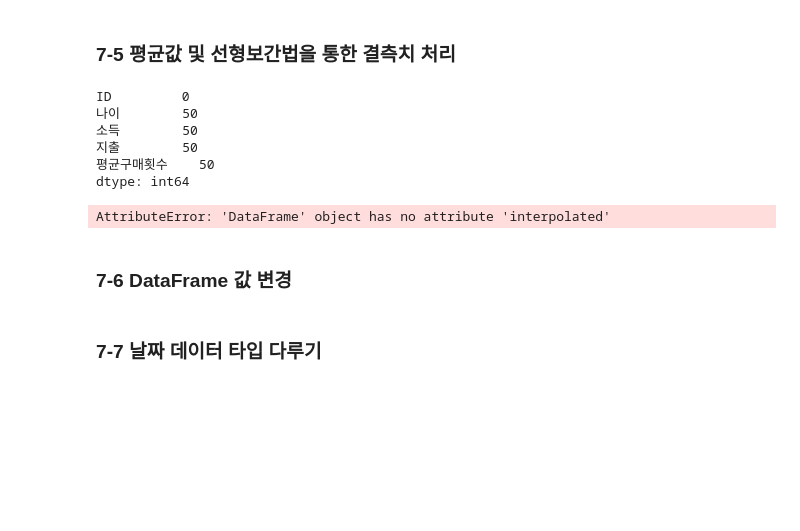
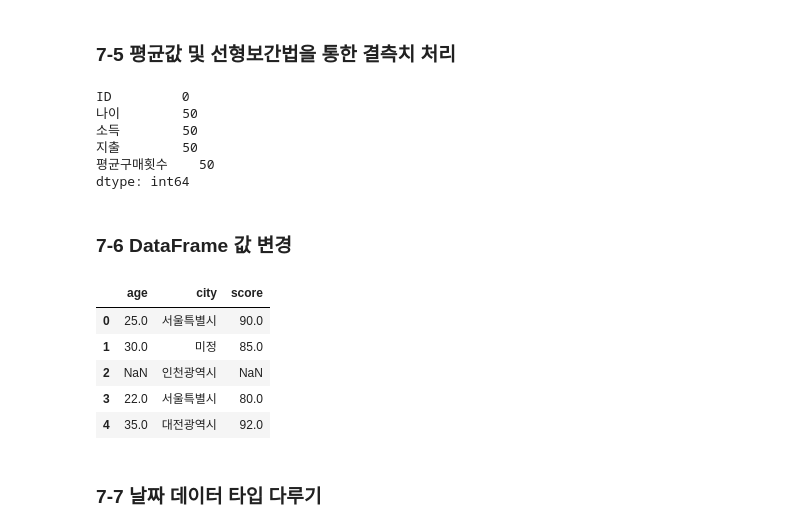
Before and after one commit to youlee203knou/Data-Analysis-with-Open-Source, a Jupyter notebook: 오픈소스_데이터_분석_7강.ipynb, the cells around one changed output. Saved outputs shown, nothing was run; the diff lists cells and outputs as text; code cells hidden in the pictures; blank space fills up the shorter version.

```diff
--- a/오픈소스_데이터_분석_7강.ipynb
+++ b/오픈소스_데이터_분석_7강.ipynb
@@ -176,11 +168,11 @@ print(df.isnull().sum()) #결측치의 갯수를 확인할 수 있는
 df_cleaned = df.dropna(thresh=df.shape[1] - 1)
 
 ### 나이, 소득에 결측치가 있는경우 평균값 대치 및 결과 출력
-df_cleaned.loc[:, ['나이','소득']] = df_cleaned[['나이','소득']].fillna(df_cleaned[['나이','소득']].mean())
+df_cleaned.loc[:, ['나이', '소득']] = df_cleaned[['나이', '소득']].fillna(df_cleaned[['나이', '소득']].mean())
 
 
 ### 지출, 평균구매횟수 선형보간법 적용
-df_cleaned.loc[:, [ '지출','평균구매횟수']] = df_cleaned[['지출','평균구매횟수']].interpolated(method='linear')
+df_cleaned.loc[:, [ '지출', '평균구매횟수']] = df_cleaned[['지출', '평균구매횟수']].interpolate(method='linear')
 
 df_cleaned.to_csv("cleaned_large_shopping_customer.csv", index=False, encoding="utf-8-sig")
 # %% [output]
@@ -190,31 +182,44 @@ ID         0
 지출        50
 평균구매횟수    50
 dtype: int64
-AttributeError: 'DataFrame' object has no attribute 'interpolated'
 # %% [markdown]
 ### 7-6 DataFrame 값 변경
 # %%
 import pandas as pd
 
 data = {'age': [25, 30, None, 22, 35],
         'city': ['Seoul', None, 'Incheon', 'Seoul', 'Daejeon'],
         'score': [90, 85, None, 80, 92]}
 df = pd.DataFrame(data)
 
 ### replace를 이용한 Seoul -> 서울
+df['city'] = df['city'].replace('seoul', '서울')
+
+####형식 맞추기
 
 ### replace를 이용한 None -> 미정, Incheon -> 인천
+df['city'] = df['city'].replace({None:'미정','Incheon':'인천광역시'})
 
 ### map을 이용한 값 변경
+df = pd.DataFrame(data)
 city_map = {'Seoul': '서울특별시', None: '미정', 'Incheon':'인천광역시', 'Daejeon':'대전광역시'}
+df['city']=df['city'].map(city_map)
 
 ### apply 함수를 이용한 값 변경
 
 ### apply 함수를 이용한 행단위 값 변경
 
 ### loc 인덱스를 이용한 값 변경
 
 ### where 함수를 이용한 값 변경
+df
+# %% [output]
+|  | age | city | score |
+| 0 | 25.0 | 서울특별시 | 90.0 |
+| 1 | 30.0 | 미정 | 85.0 |
+| 2 | NaN | 인천광역시 | NaN |
+| 3 | 22.0 | 서울특별시 | 80.0 |
+| 4 | 35.0 | 대전광역시 | 92.0 |
 # %% [markdown]
 ### 7-7 날짜 데이터 타입 다루기
 # %%
```
Also changed, not shown: parts of 2 cells of this notebook.
